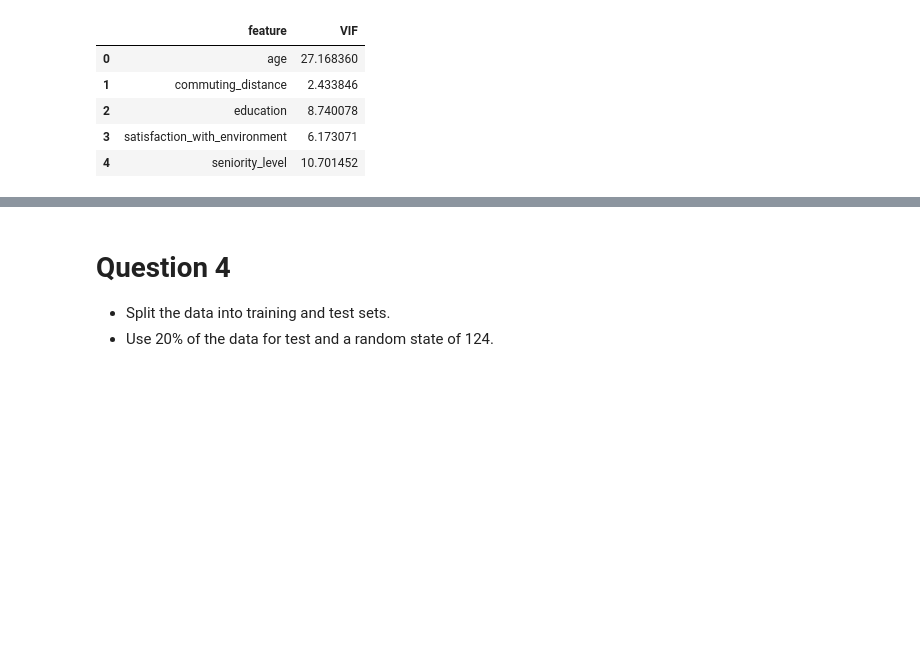
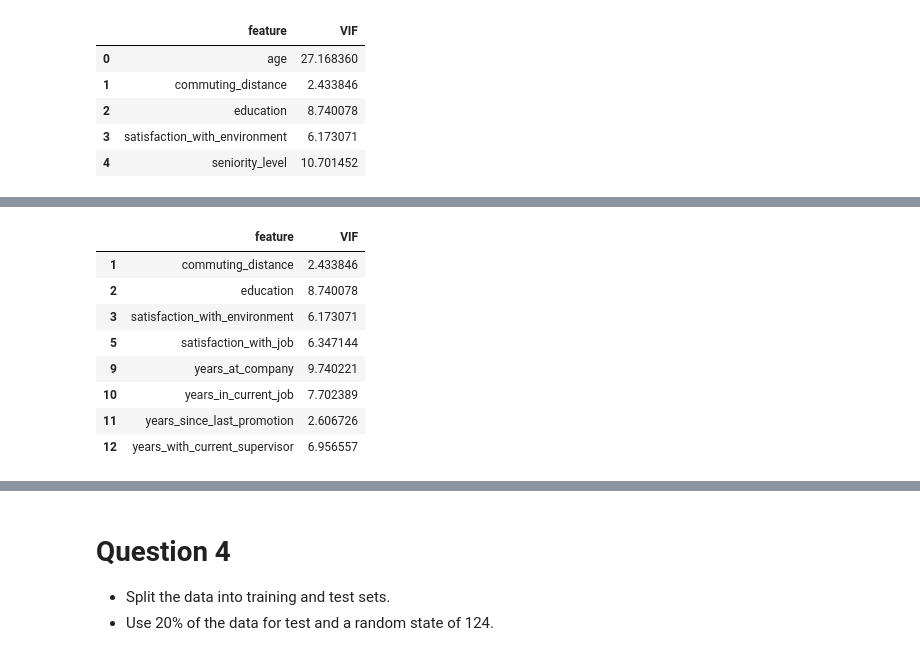
Before and after one commit to mlavanyaumbc/Data602, a Jupyter notebook: week5/Week 05 HW.ipynb, the cells around one changed output, grey strips where cells are left out. Saved outputs shown, nothing was run; the diff lists cells and outputs as text; code cells hidden in the pictures; blank space fills up the shorter version.

```diff
--- a/week5/Week 05 HW.ipynb
+++ b/week5/Week 05 HW.ipynb
@@ -137,0 +156,14 @@ Insert comments here
+# %%
+#Removed the variables which has high collinearity that is greater  than 10
+temp_vif=vif_df[vif_df["VIF"]<10]
+temp_vif
+# %% [output]
+|  | feature | VIF |
+| 1 | commuting_distance | 2.433846 |
+| 2 | education | 8.740078 |
+| 3 | satisfaction_with_environment | 6.173071 |
+| 5 | satisfaction_with_job | 6.347144 |
+| 9 | years_at_company | 9.740221 |
+| 10 | years_in_current_job | 7.702389 |
+| 11 | years_since_last_promotion | 2.606726 |
+| 12 | years_with_current_supervisor | 6.956557 |
```
Also changed, not shown: parts of 6 cells of this notebook.
